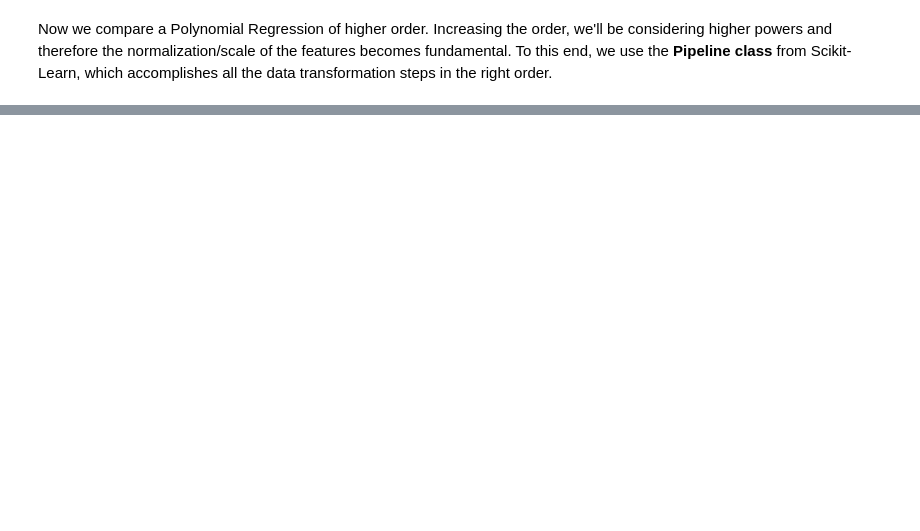
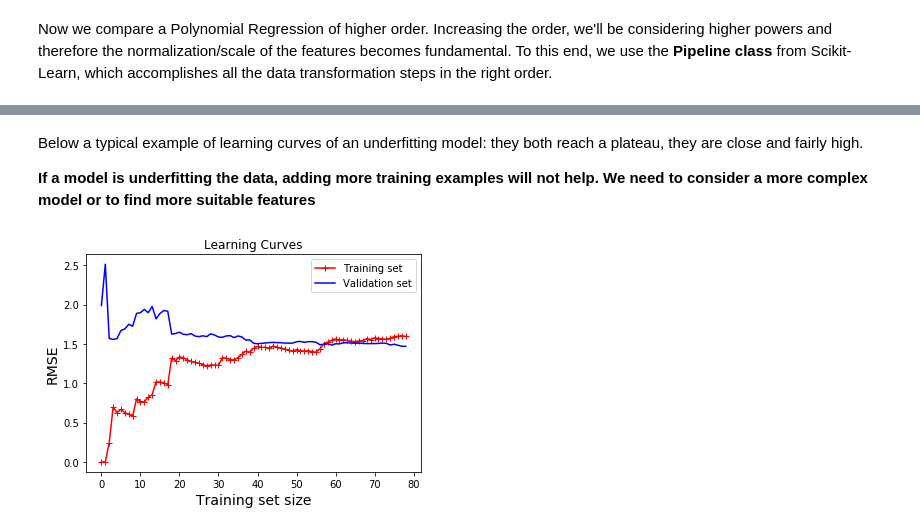
Before and after one commit to ChiaraAlba/Decision-Tree, a Jupyter notebook: practice.ipynb, the cells around one changed output, grey strips where cells are left out. Saved outputs shown, nothing was run; the diff lists cells and outputs as text; code cells hidden in the pictures; blank space fills up the shorter version.

```diff
--- a/practice.ipynb
+++ b/practice.ipynb
@@ -255,8 +254,0 @@ plt.show()
-# %%
-poly_feat = PolynomialFeatures(degree=300, include_bias=False)
-X_poly = poly_feat.fit_transform(X)
-
-lin_reg = LinearRegression()
-lin_reg.fit(X_poly, y)
-
-lin_reg.intercept_, lin_reg.coef_[0][:10]
@@ -293,0 +267,30 @@ len(lin_reg.coef_[0])
+# %%
+from sklearn.metrics import mean_squared_error
+from sklearn.model_selection import train_test_split
+
+def plot_learning_curves(model, X, y):
+  X_train, X_val, y_train, y_val = train_test_split(X, y, test_size = 0.2)
+  train_errors, val_errors = [], []
+  for m in range(1,len(X_train)):
+    model.fit(X_train[:m], y_train[:m])
+    y_train_predict = model.predict(X_train[:m])
+    y_val_predict = model.predict(X_val)
+    train_errors.append(mean_squared_error(y_train_predict, y_train[:m]))
+    val_errors.append(mean_squared_error(y_val_predict, y_val))
+  plt.plot(np.sqrt(train_errors), 'r-+', label = 'Training set')
+  plt.plot(np.sqrt(val_errors), 'b-', label = 'Validation set')
+  plt.title('Learning Curves')
+  plt.xlabel('Training set size', fontsize = 14)
+  plt.ylabel('RMSE', fontsize = 14)
+  plt.legend(loc = 0)
+  plt.axis([0, 80, 0, 3])
+  plt.show()
+# %% [markdown]
+Below a typical example of learning curves of an underfitting model:  they both reach a plateau, they are close and fairly high.
+
+**If a model is underfitting the data, adding more training examples will not help. We need to consider a more complex model or to find more suitable features**
+# %%
+lin_reg = LinearRegression()
+plot_learning_curves(lin_reg, X, y)
+# %% [output]
+[figure, added]
```
Also changed, not shown: parts of 24 cells of this notebook.
